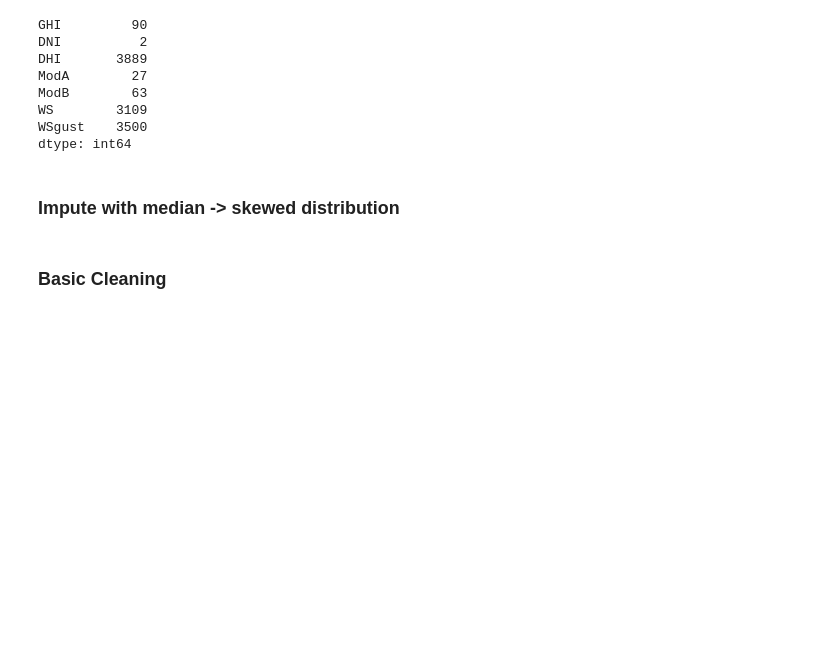
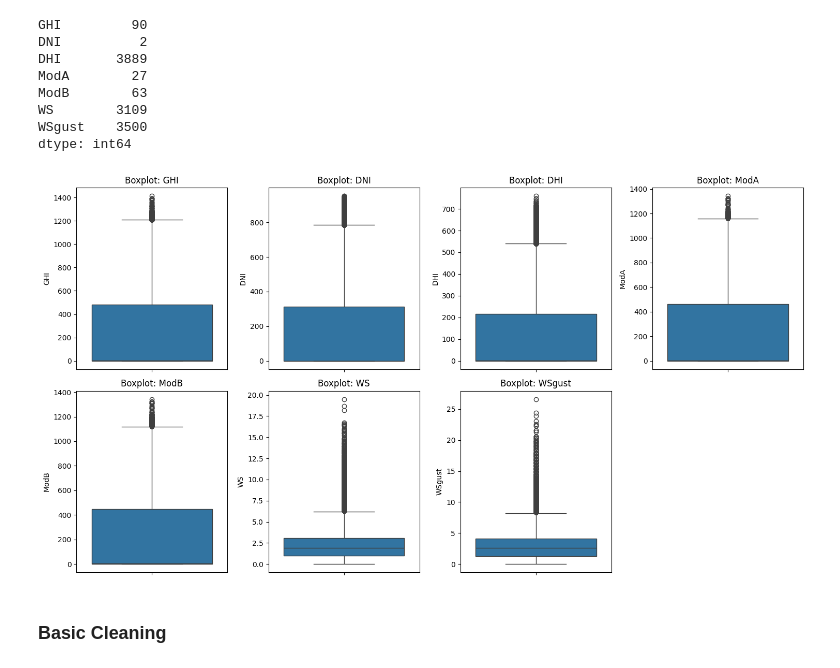
Before and after one commit to SamrawitMM/solar-radiation-data-insights, a Jupyter notebook: notebooks/eda-benin.ipynb, the cells around one changed output. Cells and saved outputs as stored; diff of their text form; code cells hidden in the pictures; blank space fills up the shorter version.

```diff
--- a/notebooks/eda-benin.ipynb
+++ b/notebooks/eda-benin.ipynb
@@ -192,12 +197,15 @@ ModB        63
 WS        3109
 WSgust    3500
 dtype: int64
-# %% [markdown]
-### Impute with median -> skewed distribution
-# %%
-for cols in cols_to_check:
-    median = df[col].median()
-    df.loc[z_scores[col].abs() > 3, col] = median
+# %%
+plt.figure(figsize=(15, 8))
+for i, col in enumerate(cols_to_check, 1):
+    plt.subplot(2, 4, i)
+    sns.boxplot(y=df[col])
+    plt.title(f'Boxplot: {col}')
+    plt.tight_layout()
+# %% [output]
+[figure, added]
 # %% [markdown]
 ### Basic Cleaning
 # %%
```
Also changed, not shown: parts of 16 cells of this notebook.
